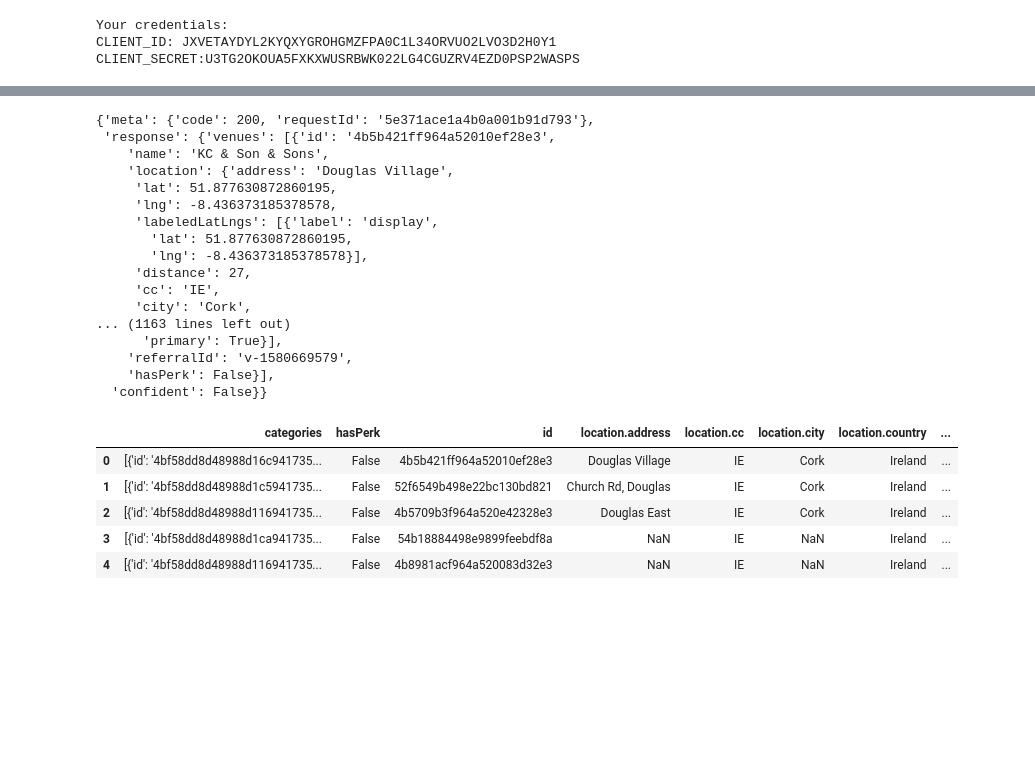
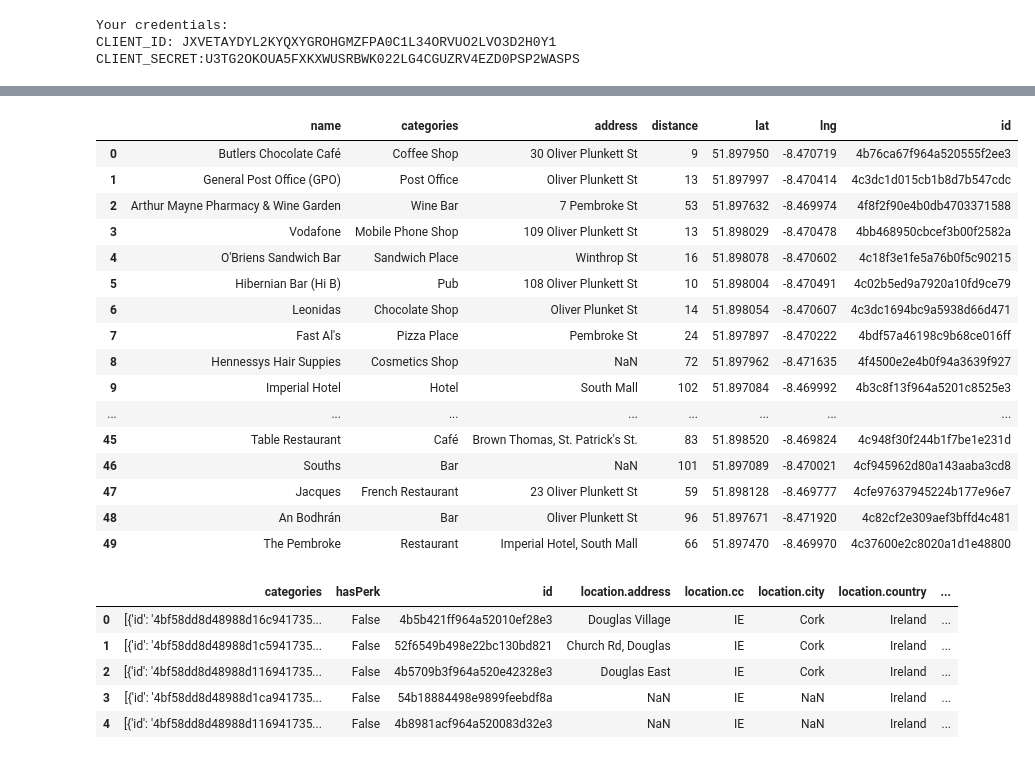
Before and after one commit to Mikodon1/Coursera-Capstone, a Jupyter notebook: Battle of the Neighbourhoods .ipynb, the cells around one changed output, grey strips where cells are left out. Cells and saved outputs as stored; diff of their text form; code cells hidden in the pictures; blank space fills up the shorter version.

```diff
--- a/Battle of the Neighbourhoods .ipynb
+++ b/Battle of the Neighbourhoods .ipynb
@@ -1138,0 +1228,7 @@ CLIENT_SECRET:U3TG2OKOUA5FXKXWUSRBWK022LG4CGUZRV4EZD0PSP2WASPS
+# %%
+# assign relevant part of JSON to Cork City Centre venues
+corccvenues = corccresults['response']['venues']
+
+# tranform venues into a dataframe
+corcc_df = json_normalize(corccvenues)
+corcc_df.head()
@@ -1138,0 +1242,24 @@ CLIENT_SECRET:U3TG2OKOUA5FXKXWUSRBWK022LG4CGUZRV4EZD0PSP2WASPS
+# %%
+# keep only columns that include venue name, and anything that is associated with location
+filtered_columns = ['name', 'categories'] + [col for col in corcc_df.columns if col.startswith('location.')] + ['id']
+corcc_df_filtered = corcc_df.loc[:, filtered_columns]
+
+# function that extracts the category of the venue
+def get_category_type(row):
+    try:
+        categories_list = row['categories']
+    except:
+        categories_list = row['venue.categories']
+
+    if len(categories_list) == 0:
+        return None
+    else:
+        return categories_list[0]['name']
+
+# filter the category for each row
+corcc_df_filtered['categories'] = corcc_df_filtered.apply(get_category_type, axis=1)
+
+# clean column names by keeping only last term
+corcc_df_filtered.columns = [column.split('.')[-1] for column in corcc_df_filtered.columns]
+
+corcc_df_filtered.head()
@@ -1139,8 +1273,27 @@ CLIENT_SECRET:U3TG2OKOUA5FXKXWUSRBWK022LG4CGUZRV4EZD0PSP2WASPS
+# %%
+# Remove unnecessary columns to generate final Cork city centre venues listings dataframe
+corccFinal_df = corcc_df_filtered.drop(['cc', 'city', 'country', 'crossStreet', 'formattedAddress', 'labeledLatLngs',
+                             'neighborhood', 'postalCode', 'state'], axis=1).reset_index(drop=True)
+corccFinal_df
+# %% [output]
+|  | name | categories | address | distance | lat | lng | id |
+| 0 | Butlers Chocolate Café | Coffee Shop | 30 Oliver Plunkett St | 9 | 51.897950 | -8.470719 | 4b76ca67f964a520555f2ee3 |
+| 1 | General Post Office (GPO) | Post Office | Oliver Plunkett St | 13 | 51.897997 | -8.470414 | 4c3dc1d015cb1b8d7b547cdc |
+| 2 | Arthur Mayne Pharmacy & Wine Garden | Wine Bar | 7 Pembroke St | 53 | 51.897632 | -8.469974 | 4f8f2f90e4b0db4703371588 |
+| 3 | Vodafone | Mobile Phone Shop | 109 Oliver Plunkett St | 13 | 51.898029 | -8.470478 | 4bb468950cbcef3b00f2582a |
+| 4 | O'Briens Sandwich Bar | Sandwich Place | Winthrop St | 16 | 51.898078 | -8.470602 | 4c18f3e1fe5a76b0f5c90215 |
+| 5 | Hibernian Bar (Hi B) | Pub | 108 Oliver Plunkett St | 10 | 51.898004 | -8.470491 | 4c02b5ed9a7920a10fd9ce79 |
+| 6 | Leonidas | Chocolate Shop | Oliver Plunket St | 14 | 51.898054 | -8.470607 | 4c3dc1694bc9a5938d66d471 |
+| 7 | Fast Al's | Pizza Place | Pembroke St | 24 | 51.897897 | -8.470222 | 4bdf57a46198c9b68ce016ff |
+| 8 | Hennessys Hair Suppies | Cosmetics Shop | NaN | 72 | 51.897962 | -8.471635 | 4f4500e2e4b0f94a3639f927 |
+| 9 | Imperial Hotel | Hotel | South Mall | 102 | 51.897084 | -8.469992 | 4b3c8f13f964a5201c8525e3 |
+| ... | ... | ... | ... | ... | ... | ... | ... |
+| 45 | Table Restaurant | Café | Brown Thomas, St. Patrick's St. | 83 | 51.898520 | -8.469824 | 4c948f30f244b1f7be1e231d |
+| 46 | Souths | Bar | NaN | 101 | 51.897089 | -8.470021 | 4cf945962d80a143aaba3cd8 |
+| 47 | Jacques | French Restaurant | 23 Oliver Plunkett St | 59 | 51.898128 | -8.469777 | 4cfe97637945224b177e96e7 |
+| 48 | An Bodhrán | Bar | Oliver Plunkett St | 96 | 51.897671 | -8.471920 | 4c82cf2e309aef3bffd4c481 |
+| 49 | The Pembroke | Restaurant | Imperial Hotel, South Mall | 66 | 51.897470 | -8.469970 | 4c37600e2c8020a1d1e48800 |
 # %%
-# Create radius of 500m and limit of 50 venues
-radius = 500
-LIMIT = 50
-
 # create the API request URL to serach for venues in Douglas
 url = "https://api.foursquare.com/v2/venues/search?client_id={}&client_secret={}&v={}&ll={},{}&radius={}&limit={}".format(
     CLIENT_ID,
@@ -1152,24 +1305,6 @@ url = "https://api.foursquare.com/v2/venues/search?client_id={}&client_secret={}
     LIMIT)
 dougresults = requests.get(url).json()
 dougresults
-# %% [output]
-{'meta': {'code': 200, 'requestId': '5e371ace1a4b0a001b91d793'},
- 'response': {'venues': [{'id': '4b5b421ff964a52010ef28e3',
-    'name': 'KC & Son & Sons',
-    'location': {'address': 'Douglas Village',
-     'lat': 51.877630872860195,
-     'lng': -8.436373185378578,
-     'labeledLatLngs': [{'label': 'display',
-       'lat': 51.877630872860195,
-       'lng': -8.436373185378578}],
-     'distance': 27,
-     'cc': 'IE',
-     'city': 'Cork',
-... (1163 lines left out)
-      'primary': True}],
-    'referralId': 'v-1580669579',
-    'hasPerk': False}],
-  'confident': False}}
 # %%
 # assign relevant part of JSON to Douglas venues
 dougvenues = dougresults['response']['venues']
```
Also changed, not shown: parts of 12 cells of this notebook.
